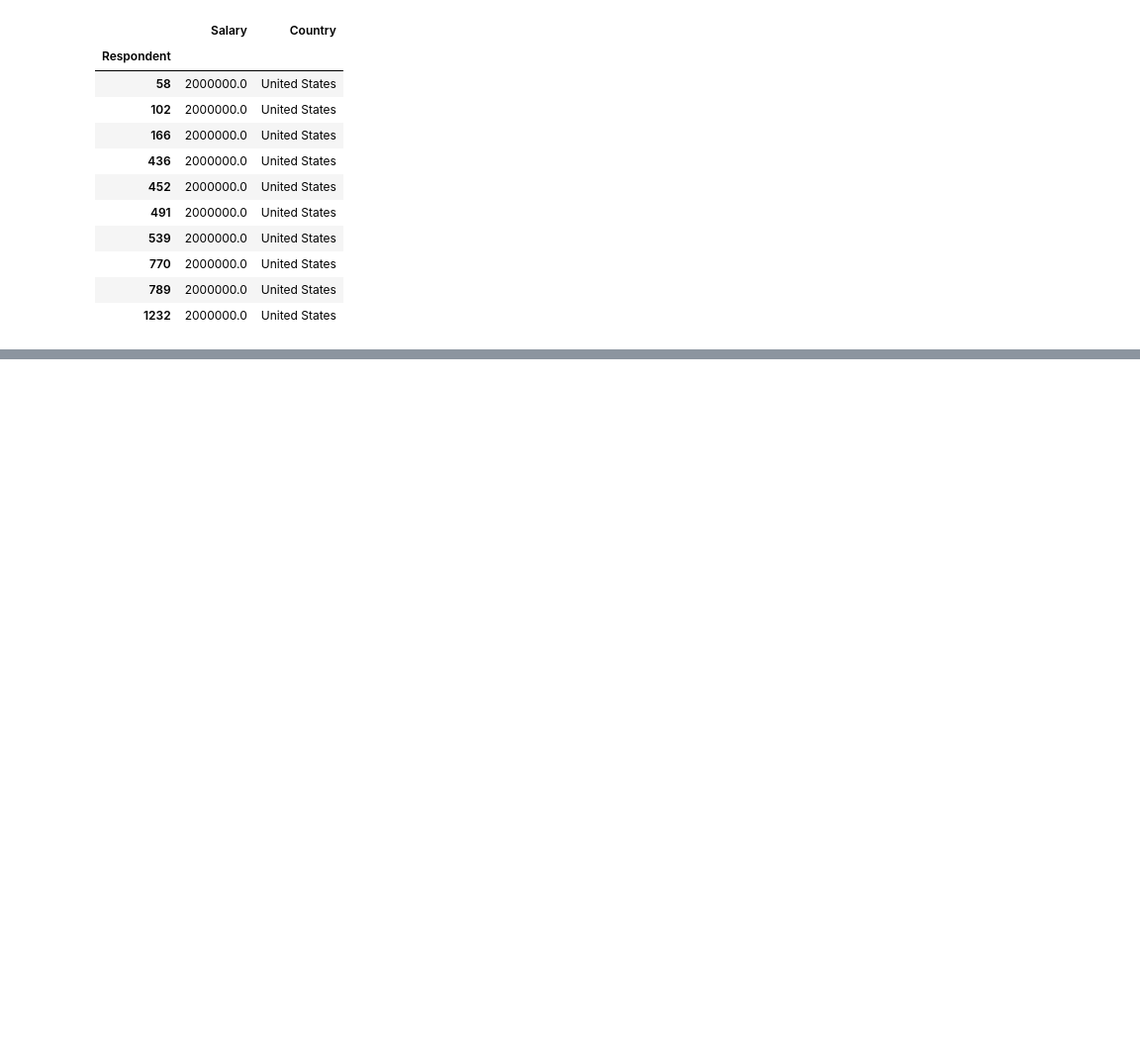
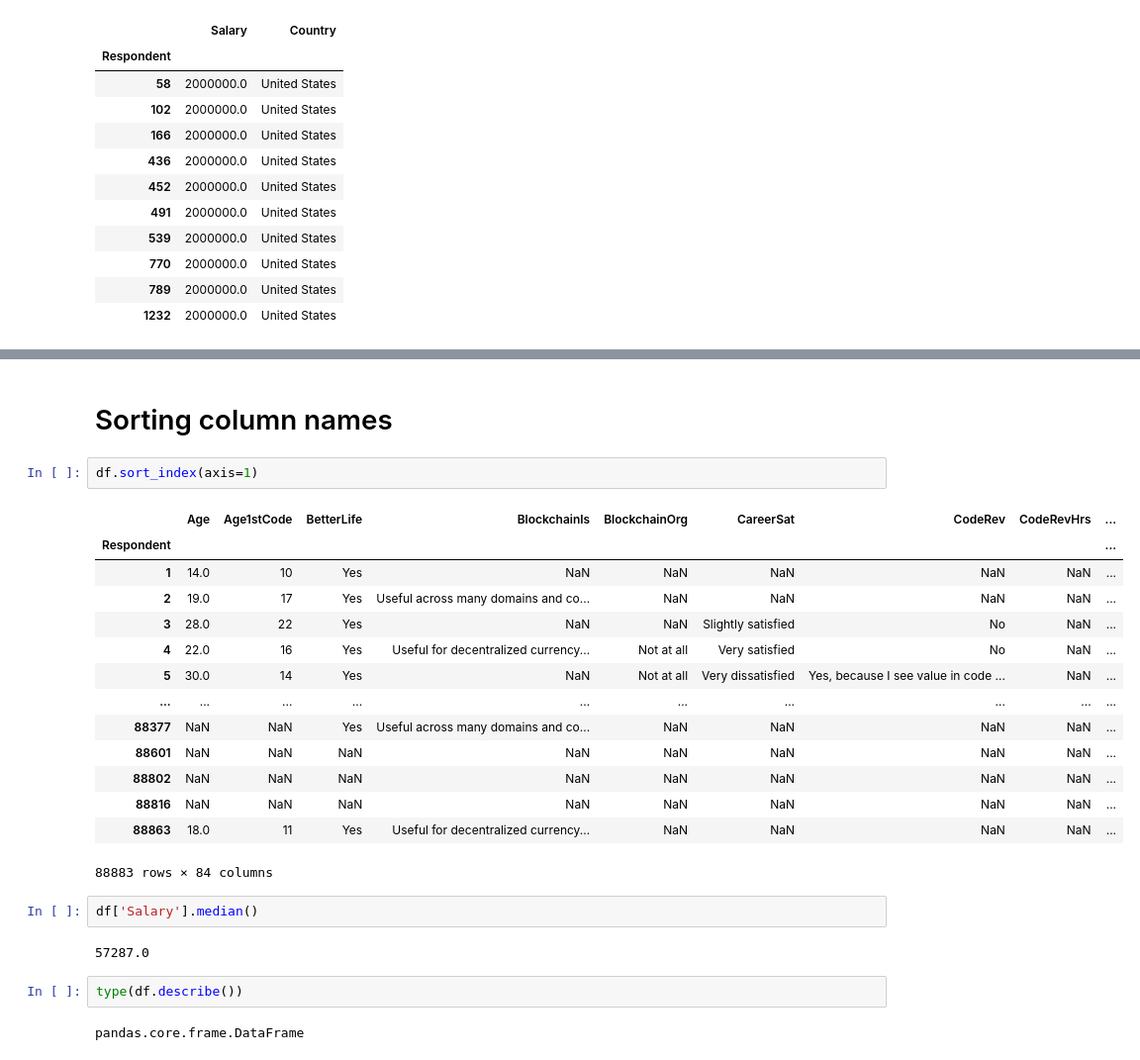
Before and after one commit to tusharsriMNNIT/MachineLearning, a Jupyter notebook: PandasAllInOne/PandasAdvanced.ipynb, the cells around one changed output, grey strips where cells are left out. Shown at 99% size. Drawn from its saved outputs; the diff is of its cells as text; blank space fills up the shorter version.

Commit message:
Changes in PandasAllinOne

```diff
--- a/PandasAllInOne/PandasAdvanced.ipynb
+++ b/PandasAllInOne/PandasAdvanced.ipynb
@@ -831,0 +861,27 @@ df[['Salary','Country']].nlargest(10, 'Salary')
+# %% [markdown]
+# Sorting column names
+# %%
+df.sort_index(axis=1)
+# %% [output]
+|  | Age | Age1stCode | BetterLife | BlockchainIs | BlockchainOrg | CareerSat | CodeRev | CodeRevHrs | ... |
+| Respondent |  |  |  |  |  |  |  |  | ... |
+| 1 | 14.0 | 10 | Yes | NaN | NaN | NaN | NaN | NaN | ... |
+| 2 | 19.0 | 17 | Yes | Useful across many domains and co... | NaN | NaN | NaN | NaN | ... |
+| 3 | 28.0 | 22 | Yes | NaN | NaN | Slightly satisfied | No | NaN | ... |
+| 4 | 22.0 | 16 | Yes | Useful for decentralized currency... | Not at all | Very satisfied | No | NaN | ... |
+| 5 | 30.0 | 14 | Yes | NaN | Not at all | Very dissatisfied | Yes, because I see value in code ... | NaN | ... |
+| ... | ... | ... | ... | ... | ... | ... | ... | ... | ... |
+| 88377 | NaN | NaN | Yes | Useful across many domains and co... | NaN | NaN | NaN | NaN | ... |
+| 88601 | NaN | NaN | NaN | NaN | NaN | NaN | NaN | NaN | ... |
+| 88802 | NaN | NaN | NaN | NaN | NaN | NaN | NaN | NaN | ... |
+| 88816 | NaN | NaN | NaN | NaN | NaN | NaN | NaN | NaN | ... |
+| 88863 | 18.0 | 11 | Yes | Useful for decentralized currency... | NaN | NaN | NaN | NaN | ... |
+88883 rows × 84 columns
+# %%
+df['Salary'].median()
+# %% [output]
+57287.0
+# %%
+type(df.describe())
+# %% [output]
+pandas.core.frame.DataFrame
```
Also changed, not shown: parts of 53 cells of this notebook, 4 other files.
